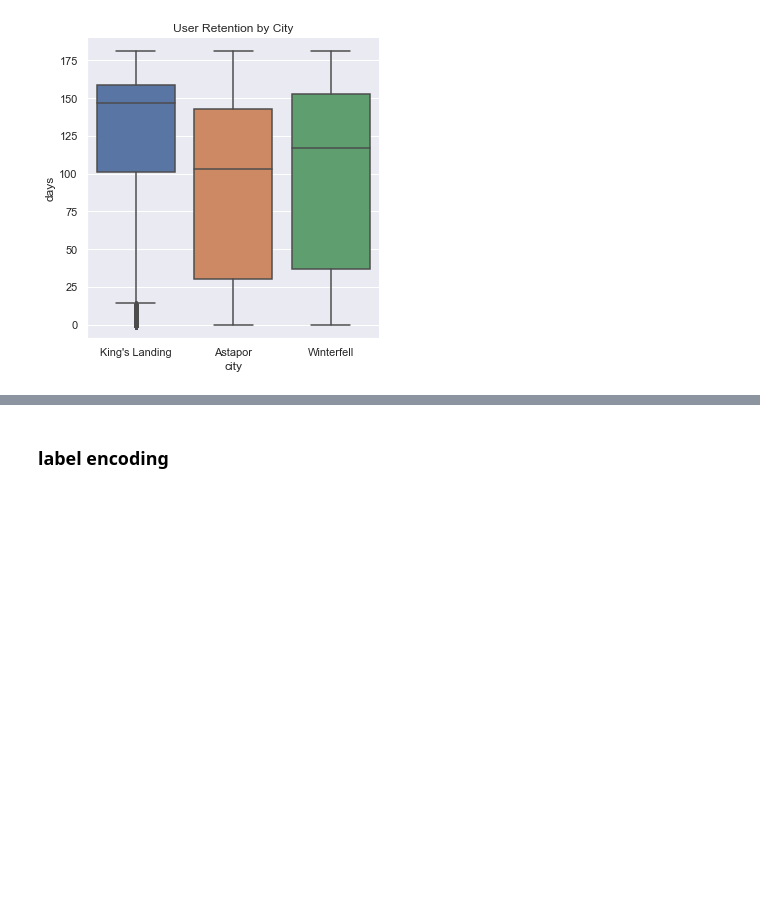
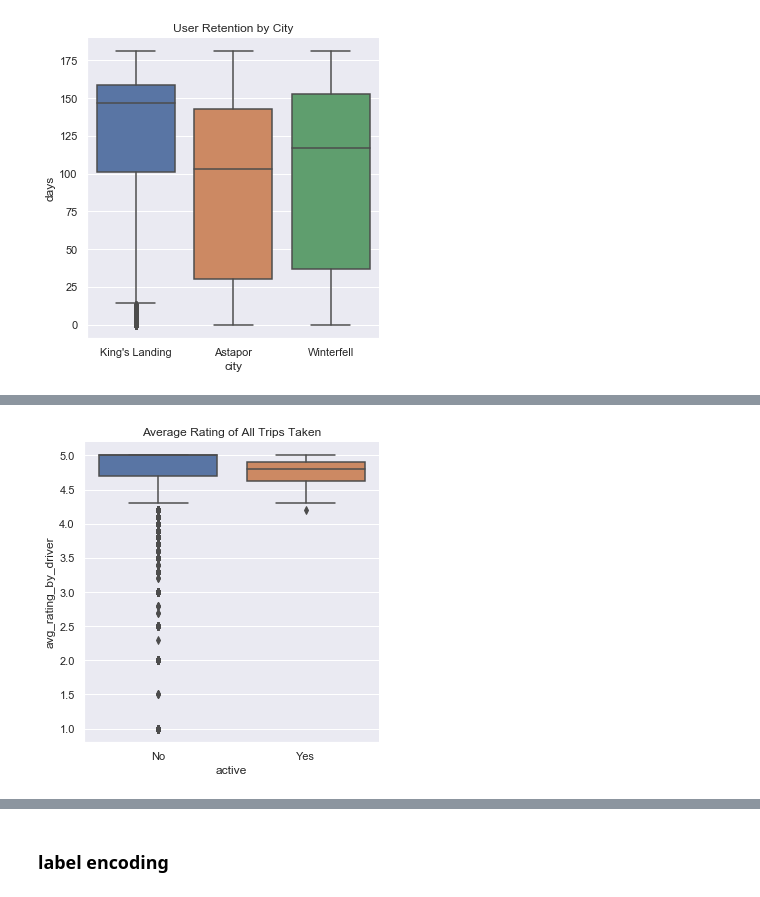
Before and after one commit to annafin/Springboard-Data-Science, a Jupyter notebook: ultimate_technologies_challenge/tech_challenge.ipynb, the cells around one changed output, grey strips where cells are left out. Saved outputs shown, nothing was run; the diff lists cells and outputs as text; code cells hidden in the pictures; blank space fills up the shorter version.

```diff
--- a/ultimate_technologies_challenge/tech_challenge.ipynb
+++ b/ultimate_technologies_challenge/tech_challenge.ipynb
@@ -628,0 +656,7 @@ plt.show() # King's Landing has the longest time frame for user retention
+# %%
+# how did riders feel about all of their trips?
+sns.catplot(x='active', y='avg_rating_by_driver', kind='box', data=rider)
+plt.title('Average Rating of All Trips Taken')
+plt.show() # loyal users almost always felt positively about their rides
+# %% [output]
+[figure, added]
```
Also changed, not shown: parts of 11 cells of this notebook.
